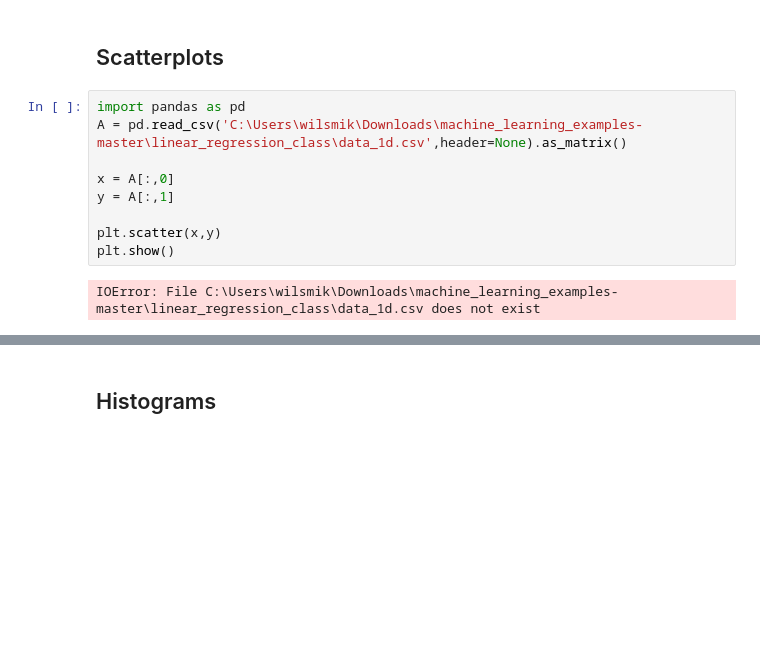
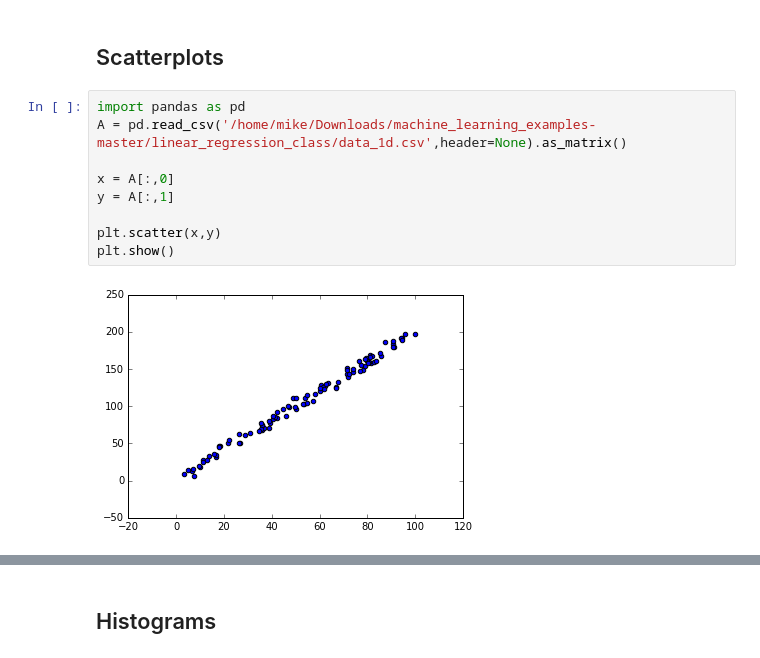
Before and after one commit to mjjw/python, a Jupyter notebook: deeplearningprerequisites.ipynb, the cells around one changed output, grey strips where cells are left out. Saved outputs shown, nothing was run; the diff lists cells and outputs as text; blank space fills up the shorter version.

```diff
--- a/deeplearningprerequisites.ipynb
+++ b/deeplearningprerequisites.ipynb
@@ -836,15 +931,15 @@ Scatterplots
 ---
 # %%
 import pandas as pd
-A = pd.read_csv('C:\Users\wilsmik\Downloads\machine_learning_examples-master\linear_regression_class\data_1d.csv',header=None).as_matrix()
+A = pd.read_csv('/home/mike/Downloads/machine_learning_examples-master/linear_regression_class/data_1d.csv',header=None).as_matrix()
 
 x = A[:,0]
 y = A[:,1]
 
 plt.scatter(x,y)
 plt.show()
 # %% [output]
-IOError: File C:\Users\wilsmik\Downloads\machine_learning_examples-master\linear_regression_class\data_1d.csv does not exist
+[figure, added]
 # %%
 x_line = np.linspace(0,100,100)
 y_line = 2*x_line + 1
```
Also changed, not shown: parts of 45 cells of this notebook.
